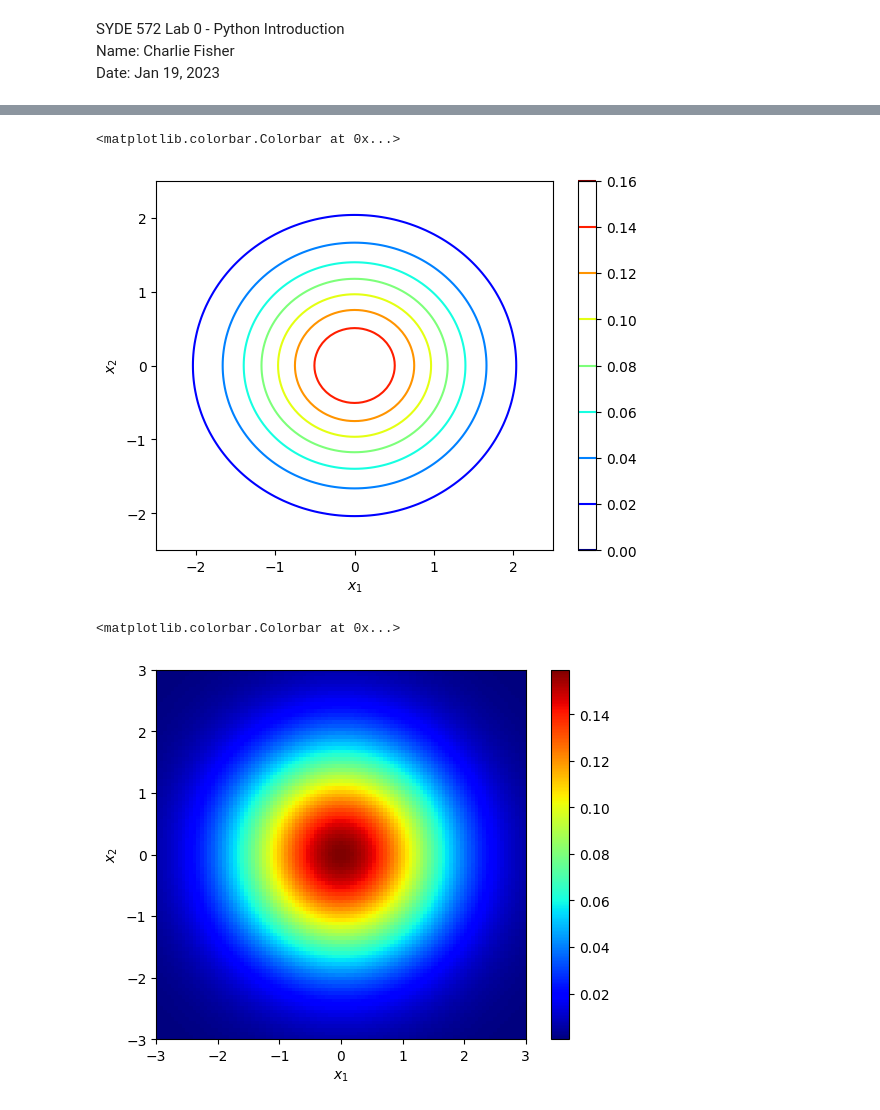
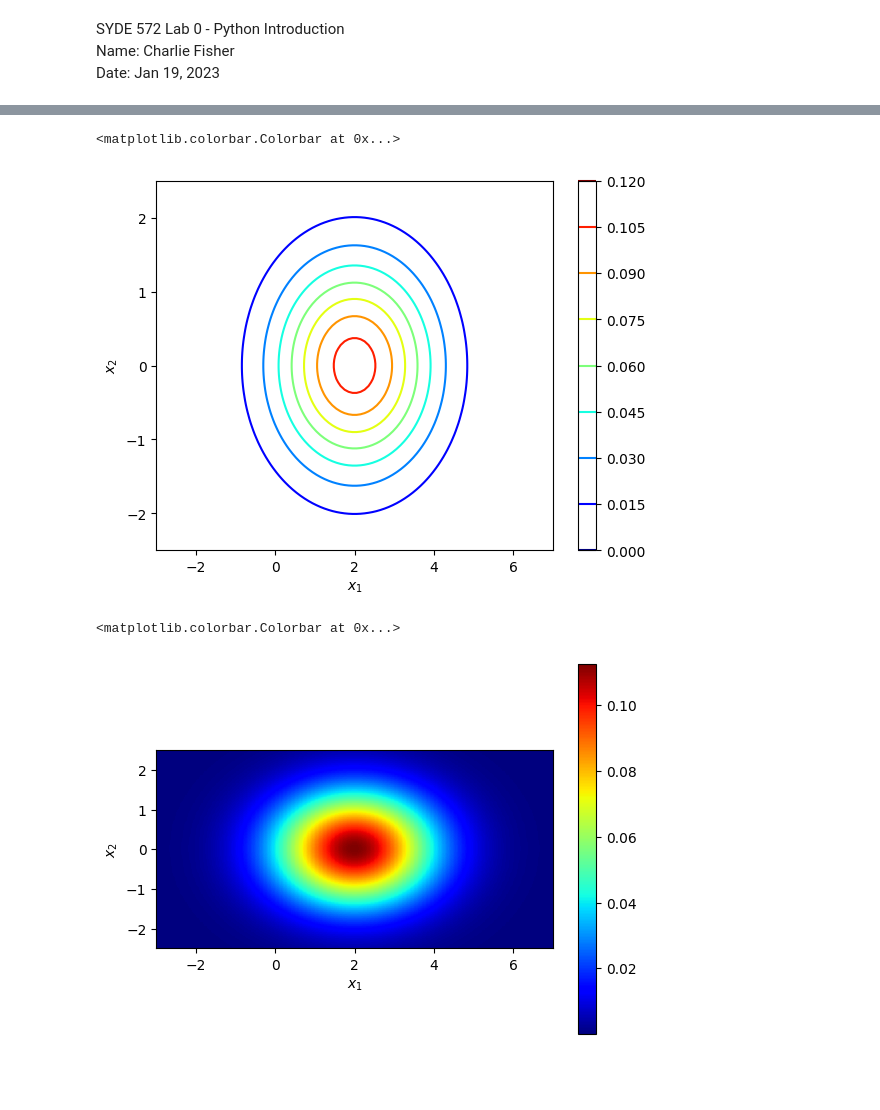
Before and after one commit to charliefisher/SYDE-572, a Jupyter notebook: Lab 0/lab0.ipynb, the cells around one changed output, grey strips where cells are left out. Saved outputs shown, nothing was run; the diff lists cells and outputs as text; code cells hidden in the pictures; blank space fills up the shorter version.

Commit message:
Make plots relative to mu and cov

```diff
--- a/Lab 0/lab0.ipynb
+++ b/Lab 0/lab0.ipynb
@@ -37,11 +40,15 @@ def guass2d(X1: np.array, X2: np.array, mean: np.array, covariance: np.array) ->
     return Y
 # %%
 # generate distribution
-mu = np.array([0, 0])
-cov = np.array([[1, 0], [0, 1]])
+mu = np.array([2, 0]).reshape((2,1))
+cov = np.array([[2, 0], [0, 1]])
 
-x1 = np.arange(-2.5, 2.55, 0.05)
-x2 = np.copy(x1)
+extent = (
+    mu[0,0]-2.5*cov[0,0], mu[0,0]+2.5*cov[0,0],
+    mu[1,0]-2.5*cov[1,1], mu[1,0]+2.5*cov[1,1]
+)
+x1 = np.linspace(extent[0], extent[1], num=100)
+x2 = np.linspace(extent[2], extent[3], num=100)
 Y = guass2d(x1, x2, mu, cov)
 _, ax = plt.subplots(subplot_kw={'projection': '3d'})
 
@@ -57,23 +64,23 @@ Text(0.5, 0, '$p(x_1,x_2)$')
 # %%
 # plot contour
 fig, ax = plt.subplots()
-cnt = ax.contour(X1, X2, Y, cmap='jet')
+cnt = ax.contour(X1, X2, Y, cmap='jet', extent=extent)
 ax.set_xlabel('$x_1$')
 ax.set_ylabel('$x_2$')
 fig.colorbar(cnt)
 # %% [output]
 <matplotlib.colorbar.Colorbar at 0x...>
-[figure, old version]
+[figure, new version]
 # %%
 # plot heatmap
 fig, ax = plt.subplots()
-im = ax.imshow(Y, cmap='jet', origin='lower', extent=(-3, 3, -3, 3))
+im = ax.imshow(Y, cmap='jet', origin='lower', extent=extent)
 ax.set_xlabel('$x_1$')
 ax.set_ylabel('$x_2$')
 fig.colorbar(im)
 # %% [output]
 <matplotlib.colorbar.Colorbar at 0x...>
-[figure, old version]
+[figure, new version]
 # %%
 # plot region
 region = Y > 0.1
```
Also changed, not shown: parts of 3 cells of this notebook.
